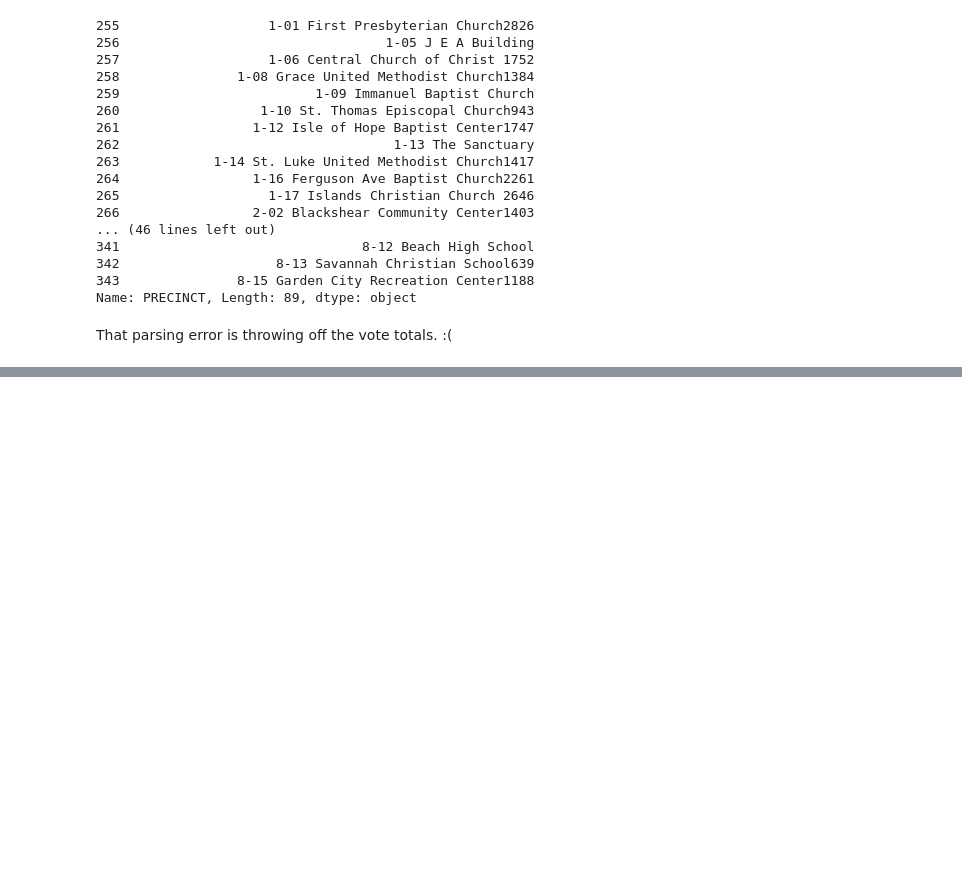
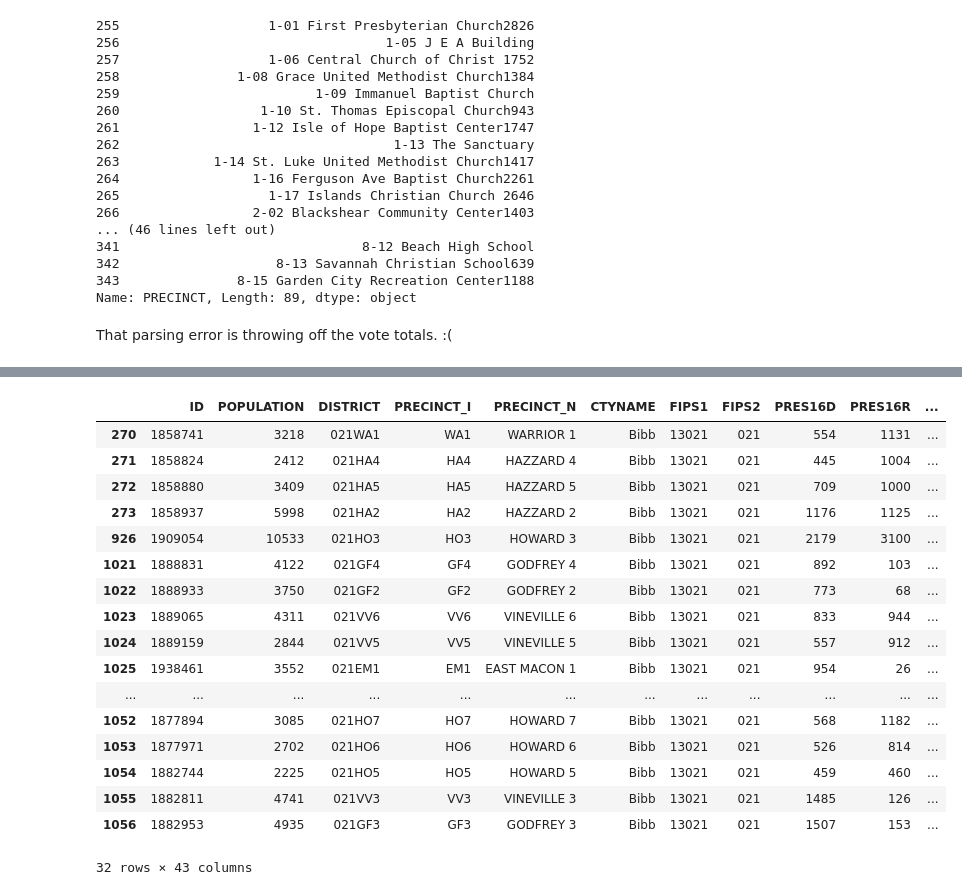
Before and after one commit to vrdi/preprocessing, a Jupyter notebook: MatchingPrecincts.ipynb, the cells around one changed output, grey strips where cells are left out. Saved outputs shown, nothing was run; the diff lists cells and outputs as text; code cells hidden in the pictures; blank space fills up the shorter version.

Commit message:
merged bibb

```diff
--- a/MatchingPrecincts.ipynb
+++ b/MatchingPrecincts.ipynb
@@ -276,0 +299,3 @@ That parsing error is throwing off the vote totals. :(
+# %%
+bibb = df[df["COUNTY"] == "Bibb"]
+bibb_gdf = gdf[gdf["CTYNAME"] == "Bibb"]
@@ -276,0 +329,21 @@ That parsing error is throwing off the vote totals. :(
+# %%
+bibb_gdf #32
+# %% [output]
+|  | ID | POPULATION | DISTRICT | PRECINCT_I | PRECINCT_N | CTYNAME | FIPS1 | FIPS2 | PRES16D | PRES16R | ... |
+| 270 | 1858741 | 3218 | 021WA1 | WA1 | WARRIOR 1 | Bibb | 13021 | 021 | 554 | 1131 | ... |
+| 271 | 1858824 | 2412 | 021HA4 | HA4 | HAZZARD 4 | Bibb | 13021 | 021 | 445 | 1004 | ... |
+| 272 | 1858880 | 3409 | 021HA5 | HA5 | HAZZARD 5 | Bibb | 13021 | 021 | 709 | 1000 | ... |
+| 273 | 1858937 | 5998 | 021HA2 | HA2 | HAZZARD 2 | Bibb | 13021 | 021 | 1176 | 1125 | ... |
+| 926 | 1909054 | 10533 | 021HO3 | HO3 | HOWARD 3 | Bibb | 13021 | 021 | 2179 | 3100 | ... |
+| 1021 | 1888831 | 4122 | 021GF4 | GF4 | GODFREY 4 | Bibb | 13021 | 021 | 892 | 103 | ... |
+| 1022 | 1888933 | 3750 | 021GF2 | GF2 | GODFREY 2 | Bibb | 13021 | 021 | 773 | 68 | ... |
+| 1023 | 1889065 | 4311 | 021VV6 | VV6 | VINEVILLE 6 | Bibb | 13021 | 021 | 833 | 944 | ... |
+| 1024 | 1889159 | 2844 | 021VV5 | VV5 | VINEVILLE 5 | Bibb | 13021 | 021 | 557 | 912 | ... |
+| 1025 | 1938461 | 3552 | 021EM1 | EM1 | EAST MACON 1 | Bibb | 13021 | 021 | 954 | 26 | ... |
+| ... | ... | ... | ... | ... | ... | ... | ... | ... | ... | ... | ... |
+| 1052 | 1877894 | 3085 | 021HO7 | HO7 | HOWARD 7 | Bibb | 13021 | 021 | 568 | 1182 | ... |
+| 1053 | 1877971 | 2702 | 021HO6 | HO6 | HOWARD 6 | Bibb | 13021 | 021 | 526 | 814 | ... |
+| 1054 | 1882744 | 2225 | 021HO5 | HO5 | HOWARD 5 | Bibb | 13021 | 021 | 459 | 460 | ... |
+| 1055 | 1882811 | 4741 | 021VV3 | VV3 | VINEVILLE 3 | Bibb | 13021 | 021 | 1485 | 126 | ... |
+| 1056 | 1882953 | 4935 | 021GF3 | GF3 | GODFREY 3 | Bibb | 13021 | 021 | 1507 | 153 | ... |
+32 rows × 43 columns
```
Also changed, not shown: parts of 11 cells of this notebook, 2 other files.
